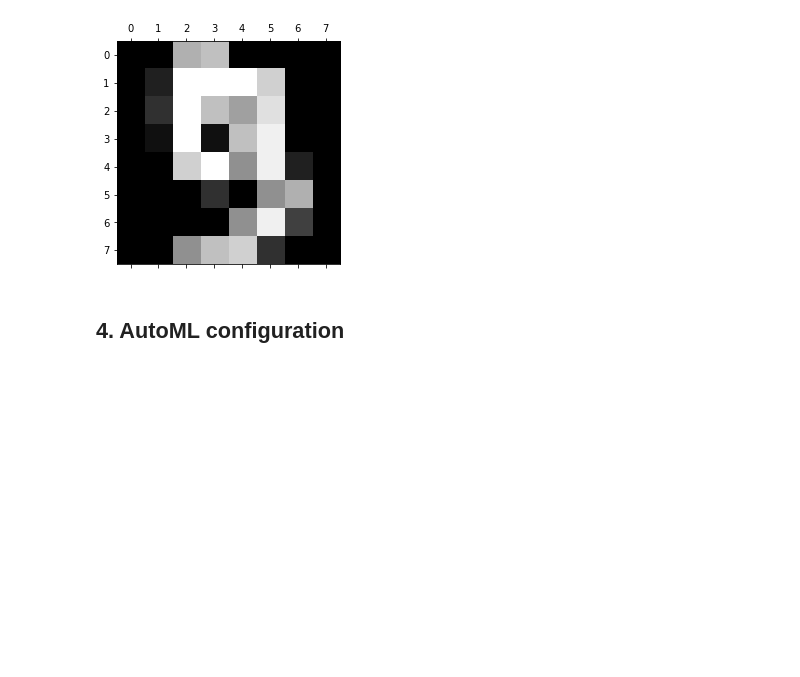
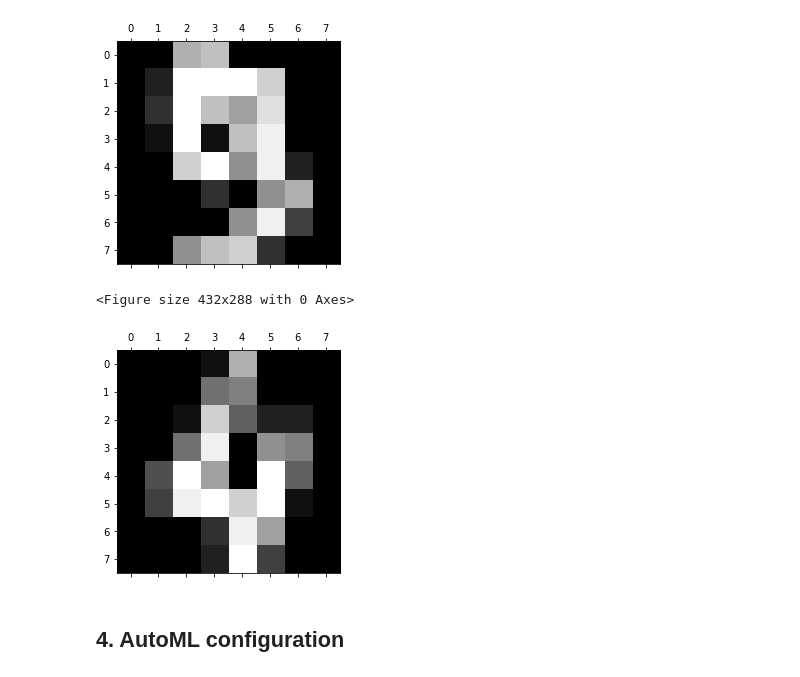
Before and after one commit to retkowsky/AMLlabs, a Jupyter notebook: Lab2 AutoML.ipynb, the cells around one changed output. Cells and saved outputs as stored; diff of their text form; code cells hidden in the pictures; blank space fills up the shorter version.

```diff
--- a/Lab2 AutoML.ipynb
+++ b/Lab2 AutoML.ipynb
@@ -125,6 +125,11 @@ view(9)
 # %% [output]
 <Figure size 432x288 with 0 Axes>
 [figure]
+# %%
+view(4)
+# %% [output]
+<Figure size 432x288 with 0 Axes>
+[figure, added]
 # %% [markdown]
 ## 4. AutoML configuration
 # %%
```
Also changed, not shown: parts of 16 cells of this notebook, 6 other files.
